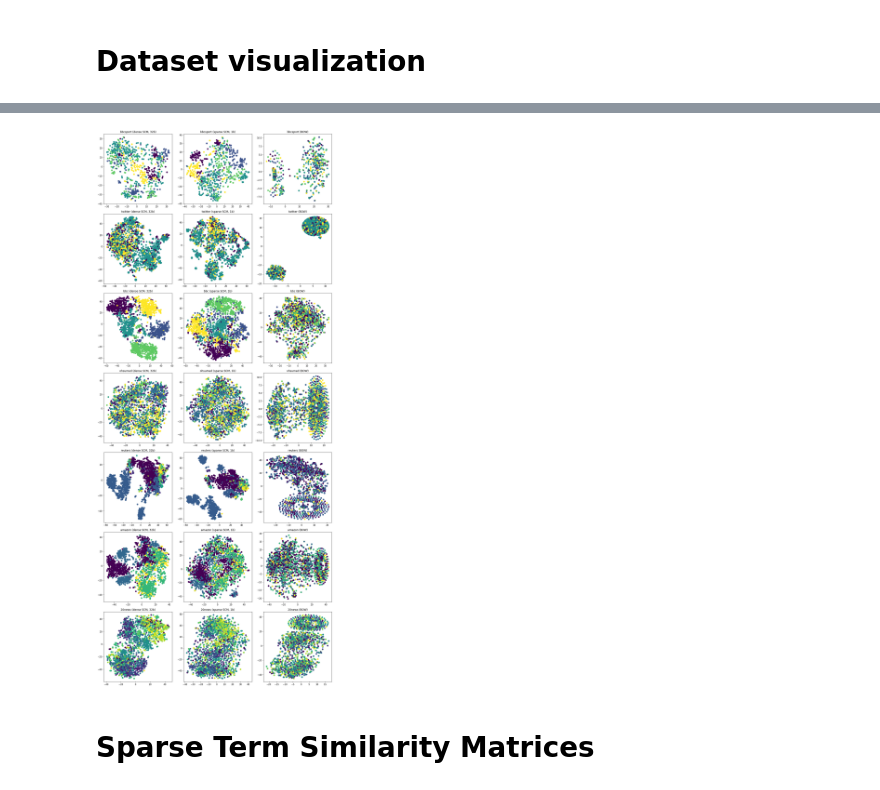
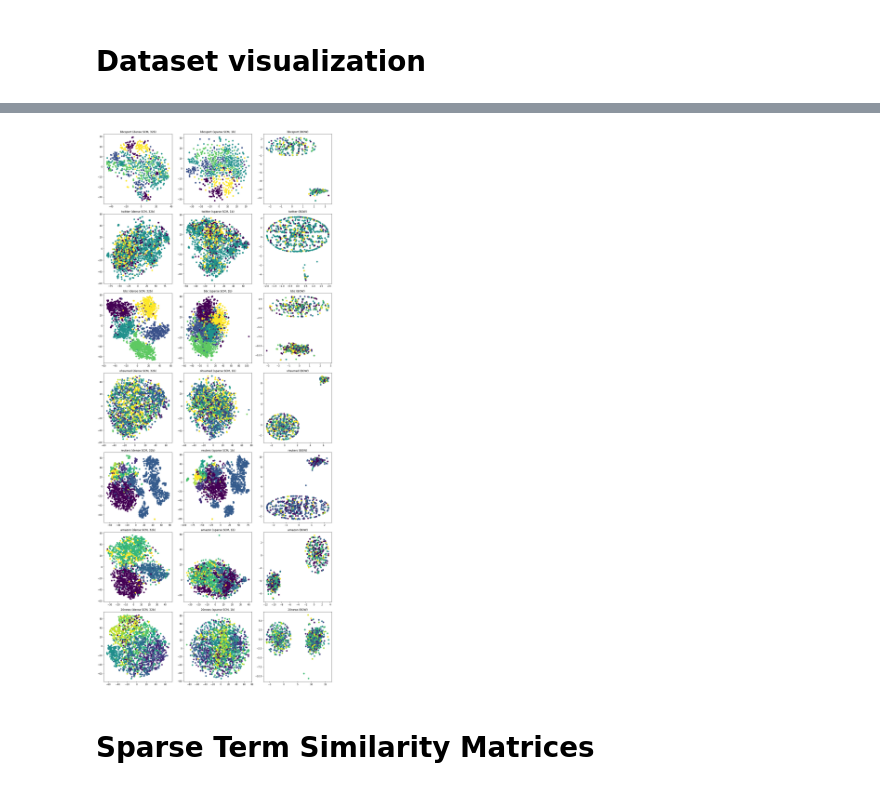
Before and after one commit to MIR-MU/regularized-embeddings, a Jupyter notebook: experiments.ipynb, the cells around one changed output, grey strips where cells are left out. Drawn from its saved outputs; the diff is of its cells as text; code cells hidden in the pictures.

```diff
--- a/experiments.ipynb
+++ b/experiments.ipynb
@@ -2,6 +2,15 @@
 import logging
 
 logging.basicConfig(format='%(asctime)s : %(levelname)s : %(message)s', level=logging.INFO)
+# %%
+%matplotlib inline
+
+import matplotlib.pyplot as plt
+from matplotlib import rcParams
+
+rcParams['font.size'] = 8
+rcParams['font.family'] = 'serif'
+rcParams['font.serif'] = ['Times New Roman', 'TeX Gyre Termes']
 # %% [markdown]
 # Dataset visualization
 # %%
@@ -40,7 +41,4 @@ dataset_names = ['bbcsport', 'twitter', 'bbc', 'ohsumed', 'reuters', 'amazon', '
 # %%
-%matplotlib inline
-
-import matplotlib.pyplot as plt
 # This import registers the 3D projection, but is otherwise unused.
 from mpl_toolkits.mplot3d import Axes3D  # noqa: F401 unused import
 
@@ -59,10 +57,9 @@ for dataset_number, dataset_name in enumerate(dataset_names):
         dense_embedding_matrix.T,
         X_dense_soft_vsm,
     ).T
-    X_dense_soft_vsm = PCA(n_components=50).fit_transform(X_dense_soft_vsm)
+    X_dense_soft_vsm = TSNE(n_components=2, metric='cosine').fit_transform(X_dense_soft_vsm)
     X_dense_soft_vsm = X_dense_soft_vsm[sample]
     Y_dense_soft_vsm = Y[sample]
-    X_dense_soft_vsm = TSNE(n_components=2, metric='cosine').fit_transform(X_dense_soft_vsm)
 
     ax = plt.subplot(len(dataset_names), 3, dataset_number * 3 + 1)
     ax.set_title('{} (dense SCM, 32b)'.format(dataset_name))
@@ -74,10 +71,9 @@ for dataset_number, dataset_name in enumerate(dataset_names):
     X_sparse_soft_vsm_norm = X_sparse_soft_vsm.T.dot(sparse_embedding_matrix).multiply(X_sparse_soft_vsm.T).sum(axis=1).T
     X_sparse_soft_vsm = X_sparse_soft_vsm.multiply(scipy.sparse.csr_matrix(1 / np.sqrt(X_sparse_soft_vsm_norm)))
     X_sparse_soft_vsm = scipy.sparse.csc_matrix.dot(sparse_embedding_matrix.T, X_sparse_soft_vsm).T.todense()
-    X_sparse_soft_vsm = PCA(n_components=50).fit_transform(X_sparse_soft_vsm)
+    X_sparse_soft_vsm = TSNE(n_components=2, metric='cosine').fit_transform(X_sparse_soft_vsm)
     X_sparse_soft_vsm = X_sparse_soft_vsm[sample]
     Y_sparse_soft_vsm = Y[sample]
-    X_sparse_soft_vsm = TSNE(n_components=2, metric='cosine').fit_transform(X_sparse_soft_vsm)
 
     ax = plt.subplot(len(dataset_names), 3, dataset_number * 3 + 2)
     ax.set_title('{} (sparse SCM, 1b)'.format(dataset_name))
@@ -86,16 +82,15 @@ for dataset_number, dataset_name in enumerate(dataset_names):
     X_bow = map(common_dictionary.doc2bow, X)
     X_bow = map(unitvec, X_bow)
     X_bow = corpus2csc(X_bow, len(common_dictionary)).todense()
-    X_bow = PCA(n_components=50).fit_transform(X_bow)
+    X_bow = TSNE(n_components=2, metric='cosine').fit_transform(X_bow)
     X_bow = X_bow[sample]
     Y_bow = Y[sample]
-    X_bow = TSNE(n_components=2, metric='cosine').fit_transform(X_bow)
 
     ax = plt.subplot(len(dataset_names), 3, dataset_number * 3 + 3)
     ax.set_title('{} (BOW)'.format(dataset_name))
     ax.scatter(*X_bow.T, c=Y_bow)
 
 plt.tight_layout()
-plt.savefig('figures/experiments-datasets.pdf')
+plt.savefig('figures/classification-datasets.pdf')
 plt.show()
 # %% [output]
@@ -119,4 +114,4 @@ plt.show()
-[figure, old version]
+[figure, new version]
 # %% [markdown]
 # Sparse Term Similarity Matrices
 # %%
```
Also changed, not shown: parts of 5 cells of this notebook, 2 other files.
